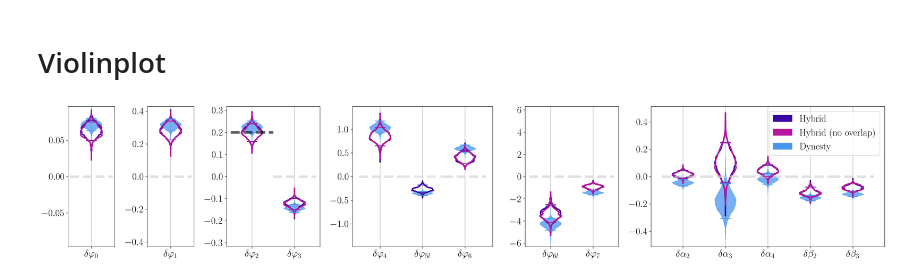
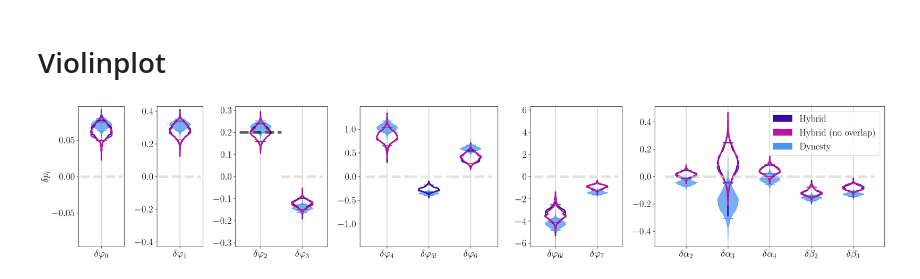
Before and after one commit to noahewolfe/tgr-hybrid-sampling, a Jupyter notebook: high-snr-injection.ipynb, the cells around one changed output. Cells and saved outputs as stored; diff of their text form; code cells hidden in the pictures.

Commit message:
Added missing ylabel to high-snr violinplot

```diff
--- a/high-snr-injection.ipynb
+++ b/high-snr-injection.ipynb
@@ -136,31 +136,32 @@ for run, result in reversed(dpi_runs.items()): # reversed plots overlap0 on top
     # plot and format violin
     dists = ax.violinplot(samples, [x], quantiles=[0.05, 0.95], showextrema=False)
     for partname in ('cquantiles',):
         dists[partname].set_edgecolor(edgecolor)
 
     for pc in dists['bodies']:
         pc.set_facecolor(facecolor)
         pc.set_edgecolor(edgecolor)
         pc.set_linewidth(linewidth)
         pc.set_alpha(alpha)
 
 # center y-axis on zero, label x-axis of each subplot
 for panel, ax in zip(dpi_panels, axes):
     ymax = np.max(np.abs( list(ax.get_ylim()) ))
     ax.set_ylim(-ymax, ymax)
 
     ax.set_xticks([ i for i in range(len(panel)) ])
     ax.set_xticklabels([ dpi_key_to_label(dpi_key) for dpi_key in panel ])
 
+axes[0].set_ylabel(r"$\delta p_i$")
 axes[-1].legend(
     [
         mpl.patches.Patch(facecolor=hybrid_color),
         mpl.patches.Patch(facecolor=hybrid_overlap0_color),
         mpl.patches.Patch(facecolor=nest0_color)
     ],
     [ "Hybrid", "Hybrid (no overlap)", "Dynesty" ]
 )
 
 plt.tight_layout()
 # %% [output]
-[figure, old version]
+[figure, new version]
```
